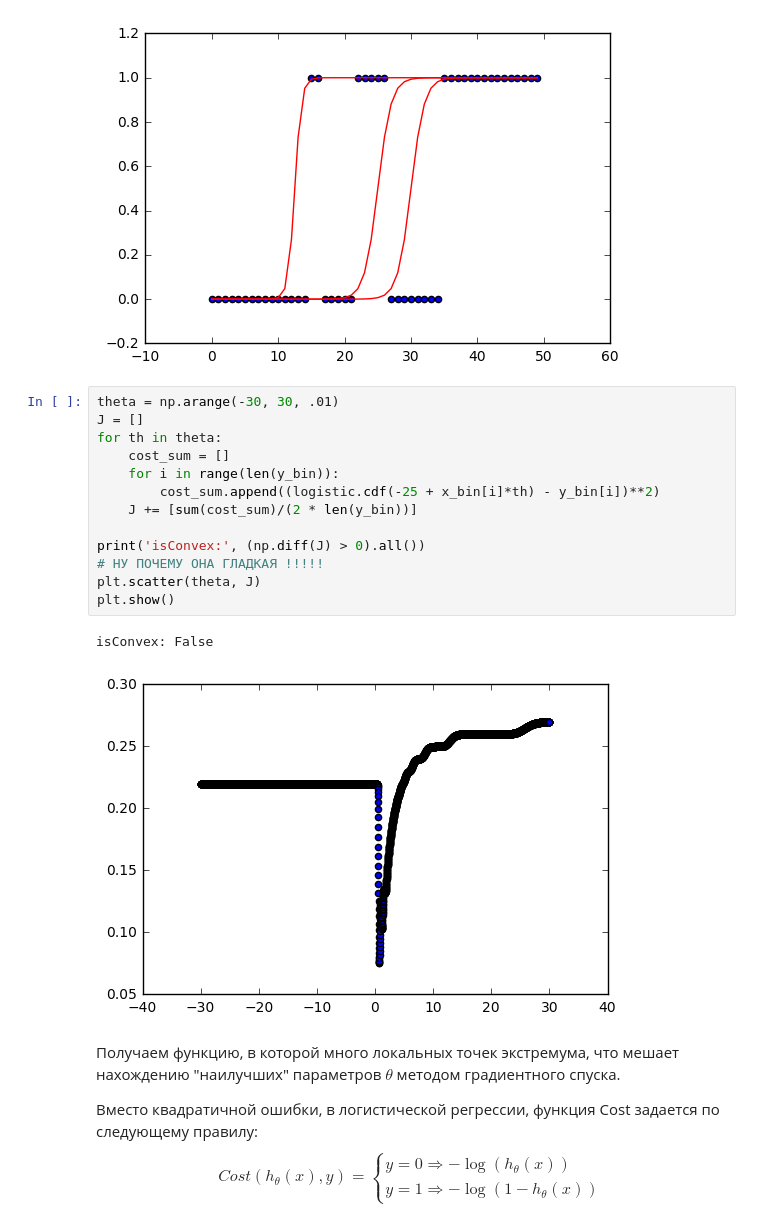
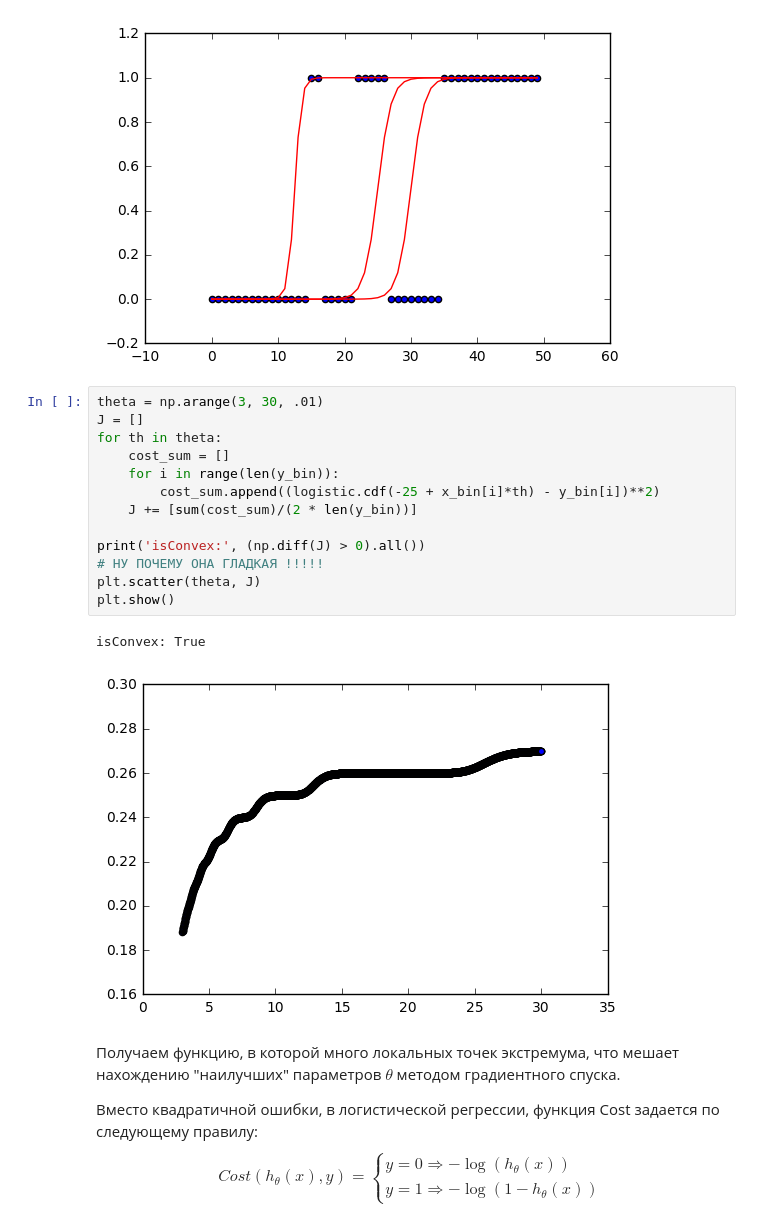
Before and after one commit to alexeykurov/ML, a Jupyter notebook: Homework 2/ Logistic Regression/conspect.ipynb, the cells around one changed output. Drawn from its saved outputs; the diff is of its cells as text.

```diff
--- a/Homework 2/ Logistic Regression/conspect.ipynb
+++ b/Homework 2/ Logistic Regression/conspect.ipynb
@@ -190,21 +190,21 @@ plt.show()
 # %% [output]
 [figure]
 # %%
-theta = np.arange(-30, 30, .01)
+theta = np.arange(3, 30, .01)
 J = []
 for th in theta:
     cost_sum = []
     for i in range(len(y_bin)):
         cost_sum.append((logistic.cdf(-25 + x_bin[i]*th) - y_bin[i])**2)
     J += [sum(cost_sum)/(2 * len(y_bin))]
 
 print('isConvex:', (np.diff(J) > 0).all())
 # НУ ПОЧЕМУ ОНА ГЛАДКАЯ !!!!!
 plt.scatter(theta, J)
 plt.show()
 # %% [output]
-isConvex: False
+isConvex: True
-[figure, old version]
+[figure, new version]
 # %% [markdown]
 Получаем функцию, в которой много локальных точек экстремума, что мешает нахождению "наилучших" параметров $\theta$ методом градиентного спуска.
 
```
